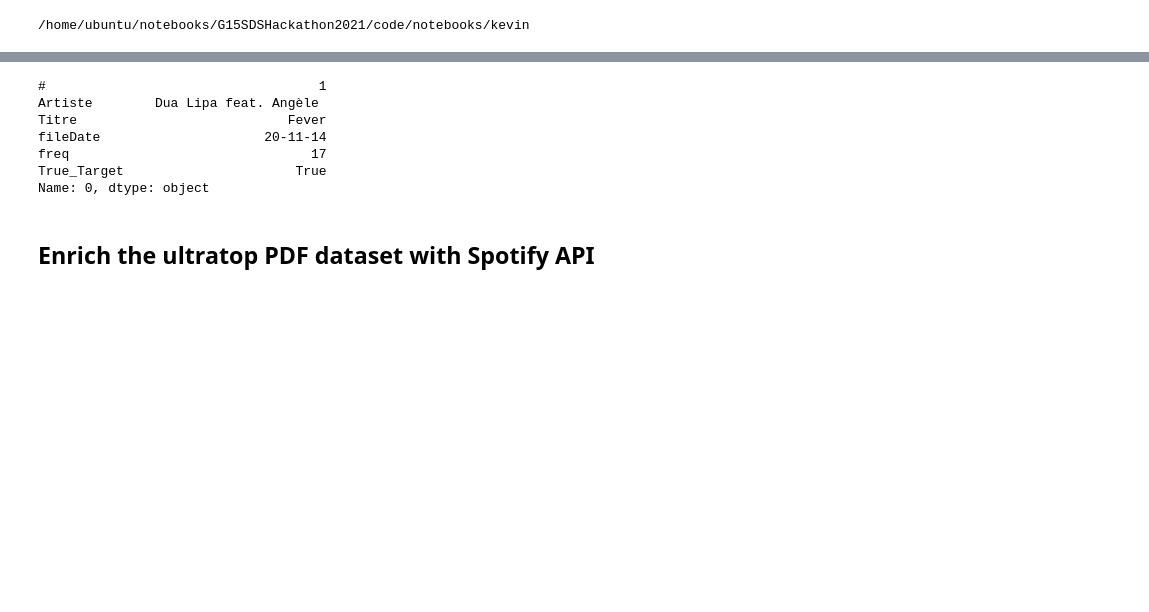
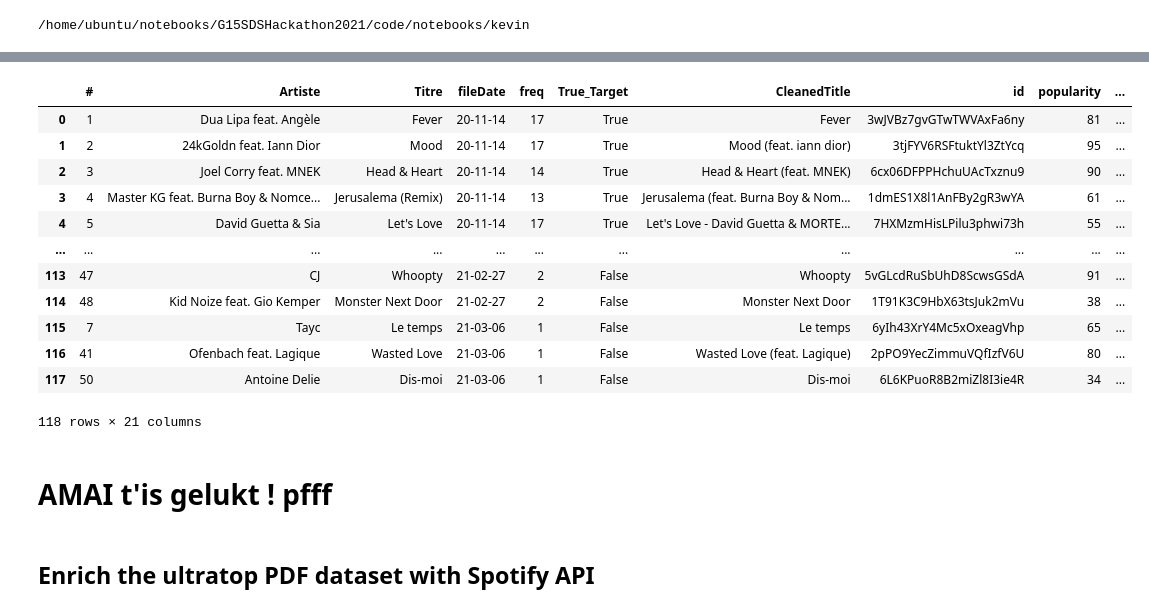
Before and after one commit to albert-kevin/G15SDSHackathon2021, a Jupyter notebook: code/notebooks/kevin/05_Spotify_Data_Cleaning.ipynb, the cells around one changed output, grey strips where cells are left out. Saved outputs shown, nothing was run; the diff lists cells and outputs as text; code cells hidden in the pictures; blank space fills up the shorter version.

```diff
--- a/code/notebooks/kevin/05_Spotify_Data_Cleaning.ipynb
+++ b/code/notebooks/kevin/05_Spotify_Data_Cleaning.ipynb
@@ -52,3 +110,0 @@ dtype: object
-# %%
-data = ultra[["#","Artiste","Titre","fileDate","freq","True_Target"]]
-data
@@ -69,25 +111,30 @@ Name: 0, dtype: object
 # %%
-data = pd.DataFrame()
-for i, artistTitre in enumerate(ultra[['Artiste', 'Titre']].agg(''.join, axis=1)):
-#     data["top50"] = ultra["#"][i]
-#     data["Artist"] = ultra["Artiste"].str.lower()
-#     data["Title"] = ultra["Titre"].str.lower()
-#     data["fileDate"] = ultra["fileDate"]
-#     data["freq"] = ultra["freq"]
-#     data["True_Target"] = ultra["True_Target"]
-    data = ultra.iloc[i]
+df = pd.DataFrame()
+for i, artistTitre in enumerate(listx):
+#     print(type(artistTitre)
+    print("begin", i, artistTitre)
+    data = pd.DataFrame()
+    data = ultra.iloc[i].copy()
 
     response = sp.search(q=artistTitre, limit=1)
-    print(artistTitre)
-    if response == []:
-        artistTitre.replace(r'feat. ', '')
-        response = sp.search(q=artistTitre, limit=1)
-
+#     if [title['name'] for title in response['tracks']['items']] == []:
+#         artistTitre = artistTitre.replace('feat. ', '')
+#         response = sp.search(q=artistTitre, limit=1)
+#         print("if 1", i, artistTitre)
+#     if [title['name'] for title in response['tracks']['items']] == []:
+#         print("if 2", i, artistTitre)
+#         artistTitre = artistTitre.replace(' x', ' &')
+# #         artistTitre = artistTitre.replace("Amel Bent x Imen Es Jusqu'au bout", "Amel Bent Imen Es Jusqu'au bout")
+#         print("if 2 veranderd", i, artistTitre)
+#         response = sp.search(q=artistTitre, limit=1)
+#         print(i, artistTitre, response)
+#     else:
+#     print("ga door", i, artistTitre)
     data["CleanedTitle"] = [title['name'] for title in response['tracks']['items']][0]
     data["id"]           = [title['id'] for title in response['tracks']['items']][0]
     data["popularity"]   = [title['popularity'] for title in response['tracks']['items']][0]
 
-    results = sp.audio_features(tracks=['6cx06DFPPHchuUAcTxznu9'])
+    results = sp.audio_features(tracks=[[title['id'] for title in response['tracks']['items']][0]])
     data["danceability"] = results[0]['danceability']
     data["energy"]       = results[0]['energy']
     data["key"]          = results[0]['key']
@@ -100,6 +147,5 @@ for i, artistTitre in enumerate(ultra[['Artiste', 'Titre']].agg(''.join, axis=1)
     data["valence"]          = results[0]['valence']
     data["tempo"]            = results[0]['tempo']
     data["duration_ms"]      = results[0]['duration_ms']
-
-    data = data.append(data)
+    df = pd.concat([df,data], axis=1)
 # %% [output]
@@ -108,10 +168,0 @@ IndexError: list index out of range
-# %%
-data
-# %% [output]
-#                                   1
-Artiste        Dua Lipa feat. Angèle
-Titre                           Fever
-fileDate                     20-11-14
-freq                               17
-True_Target                      True
-Name: 0, dtype: object
@@ -119,0 +169,19 @@ Name: 0, dtype: object
+# %%
+df = df.T
+df
+# %% [output]
+|  | # | Artiste | Titre | fileDate | freq | True_Target | CleanedTitle | id | popularity | ... |
+| 0 | 1 | Dua Lipa feat. Angèle | Fever | 20-11-14 | 17 | True | Fever | 3wJVBz7gvGTwTWVAxFa6ny | 81 | ... |
+| 1 | 2 | 24kGoldn feat. Iann Dior | Mood | 20-11-14 | 17 | True | Mood (feat. iann dior) | 3tjFYV6RSFtuktYl3ZtYcq | 95 | ... |
+| 2 | 3 | Joel Corry feat. MNEK | Head & Heart | 20-11-14 | 14 | True | Head & Heart (feat. MNEK) | 6cx06DFPPHchuUAcTxznu9 | 90 | ... |
+| 3 | 4 | Master KG feat. Burna Boy & Nomce... | Jerusalema (Remix) | 20-11-14 | 13 | True | Jerusalema (feat. Burna Boy & Nom... | 1dmES1X8l1AnFBy2gR3wYA | 61 | ... |
+| 4 | 5 | David Guetta & Sia | Let's Love | 20-11-14 | 17 | True | Let's Love - David Guetta & MORTE... | 7HXMzmHisLPilu3phwi73h | 55 | ... |
+| ... | ... | ... | ... | ... | ... | ... | ... | ... | ... | ... |
+| 113 | 47 | CJ | Whoopty | 21-02-27 | 2 | False | Whoopty | 5vGLcdRuSbUhD8ScwsGSdA | 91 | ... |
+| 114 | 48 | Kid Noize feat. Gio Kemper | Monster Next Door | 21-02-27 | 2 | False | Monster Next Door | 1T91K3C9HbX63tsJuk2mVu | 38 | ... |
+| 115 | 7 | Tayc | Le temps | 21-03-06 | 1 | False | Le temps | 6yIh43XrY4Mc5xOxeagVhp | 65 | ... |
+| 116 | 41 | Ofenbach feat. Lagique | Wasted Love | 21-03-06 | 1 | False | Wasted Love (feat. Lagique) | 2pPO9YecZimmuVQfIzfV6U | 80 | ... |
+| 117 | 50 | Antoine Delie | Dis-moi | 21-03-06 | 1 | False | Dis-moi | 6L6KPuoR8B2miZl8I3ie4R | 34 | ... |
+118 rows × 21 columns
+# %% [markdown]
+# AMAI t'is gelukt ! pfff
```
Also changed, not shown: parts of 25 cells of this notebook, 6 other files.
